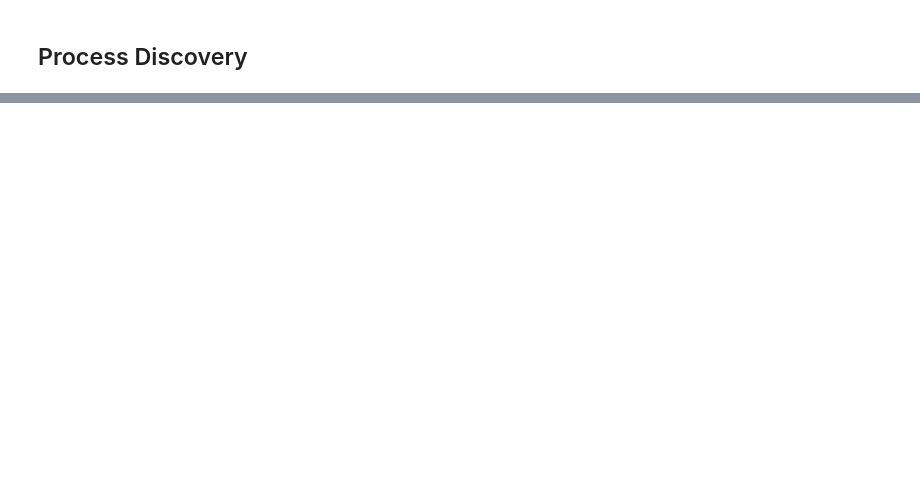
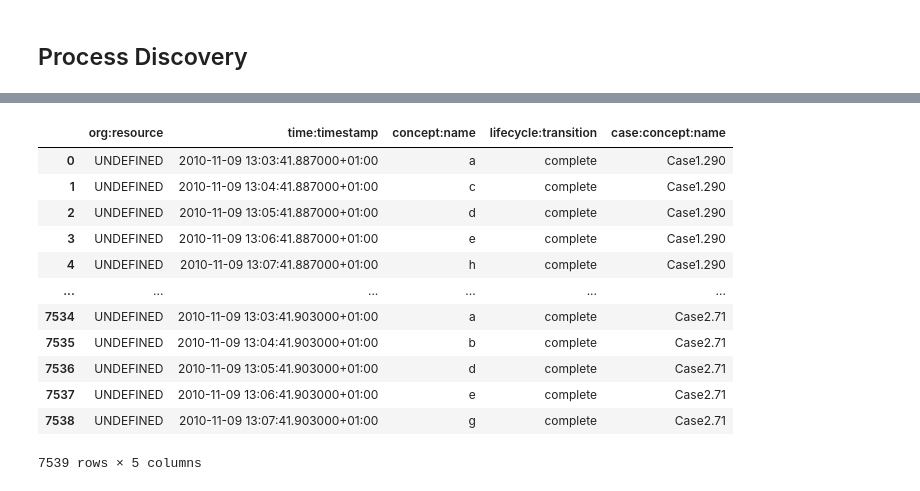
Before and after one commit to fmannhardt/course-applied-processmining, a Jupyter notebook: python/lecture2-discovery.ipynb, the cells around one changed output, grey strips where cells are left out. Cells and saved outputs as stored; diff of their text form; code cells hidden in the pictures; blank space fills up the shorter version.

```diff
--- a/python/lecture2-discovery.ipynb
+++ b/python/lecture2-discovery.ipynb
@@ -30,0 +76,16 @@ from plotnine import ggplot, geom_point, aes, theme_bw, coord_flip, scale_y_disc
+# %%
+pm4py.convert_to_dataframe(example_log)
+# %% [output]
+|  | org:resource | time:timestamp | concept:name | lifecycle:transition | case:concept:name |
+| 0 | UNDEFINED | 2010-11-09 13:03:41.887000+01:00 | a | complete | Case1.290 |
+| 1 | UNDEFINED | 2010-11-09 13:04:41.887000+01:00 | c | complete | Case1.290 |
+| 2 | UNDEFINED | 2010-11-09 13:05:41.887000+01:00 | d | complete | Case1.290 |
+| 3 | UNDEFINED | 2010-11-09 13:06:41.887000+01:00 | e | complete | Case1.290 |
+| 4 | UNDEFINED | 2010-11-09 13:07:41.887000+01:00 | h | complete | Case1.290 |
+| ... | ... | ... | ... | ... | ... |
+| 7534 | UNDEFINED | 2010-11-09 13:03:41.903000+01:00 | a | complete | Case2.71 |
+| 7535 | UNDEFINED | 2010-11-09 13:04:41.903000+01:00 | b | complete | Case2.71 |
+| 7536 | UNDEFINED | 2010-11-09 13:05:41.903000+01:00 | d | complete | Case2.71 |
+| 7537 | UNDEFINED | 2010-11-09 13:06:41.903000+01:00 | e | complete | Case2.71 |
+| 7538 | UNDEFINED | 2010-11-09 13:07:41.903000+01:00 | g | complete | Case2.71 |
+7539 rows × 5 columns
```
Also changed, not shown: parts of 14 cells of this notebook, 4 other files.
